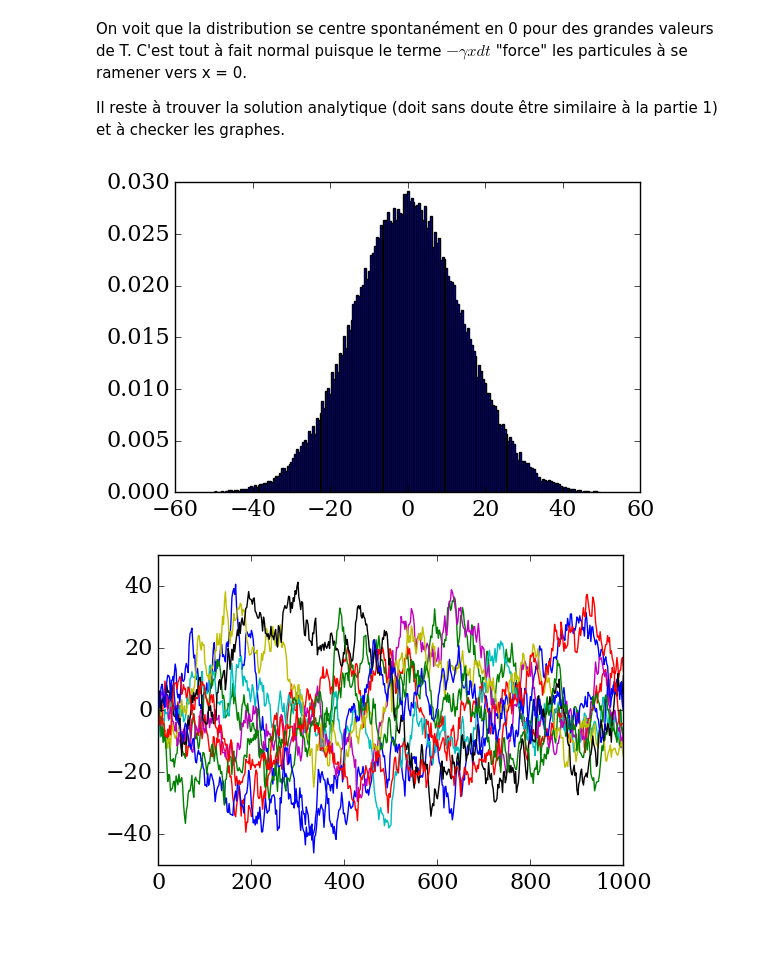
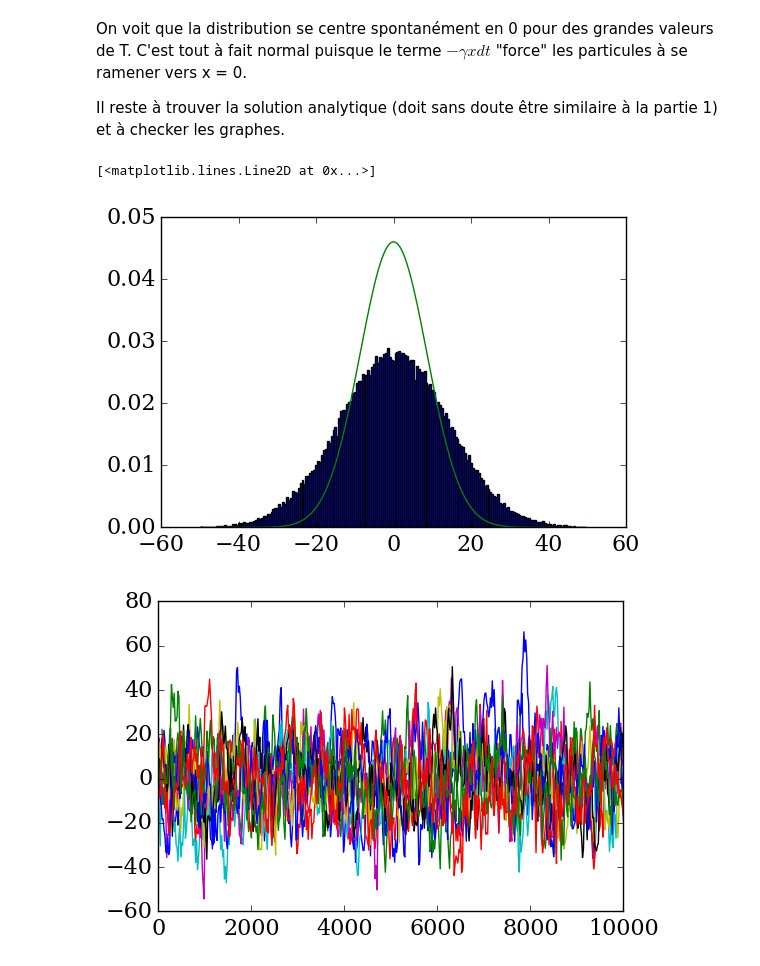
Before and after one commit to SeigneurSauron/numerical-mooc, a Jupyter notebook: working/Module 6 - THE LAST ONE.ipynb, the cells around one changed output. Cells and saved outputs as stored; diff of their text form; code cells hidden in the pictures; blank space fills up the shorter version.

```diff
--- a/working/Module 6 - THE LAST ONE.ipynb
+++ b/working/Module 6 - THE LAST ONE.ipynb
@@ -485,36 +485,40 @@ bin_centers = bins[:-1]+binwidth/2
 
 # plot a histrogram for verification
 pyplot.hist(x[nt],bins,normed=True);
+
+sigmat2=75
+pyplot.plot(bin_centers, numpy.exp(-(bin_centers)**2/(2.0*sigmat2))/numpy.sqrt(2*numpy.pi*sigmat2))
 # %% [output]
+[<matplotlib.lines.Line2D at 0x...>]
-[figure, old version]
+[figure, new version]
 # %%
 w_1 = numpy.random.random_sample(npart)
 w_2 = numpy.random.random_sample(npart)
 
-x00 = gauss_generator(w_1,w_2) # Coucou Sacha
+x00 = gauss_generator(w_1,w_2)
 
-T=1000
+T=10000
 nt=500
 dt=T/nt
 
 gamma = 0.01 # gamma est arbitraire, mais pour une raison étrange (SACHA UNE IDEE ?), le graphique explose pour des
           # valeurs trop grandes
 
 t = numpy.arange(0,T+dt,dt)
 x = numpy.empty([nt+1,npart])
 
 x[0]=x00
 
 for i in range(nt):
 
     w_3 = numpy.random.random_sample(npart)
     w_4 = numpy.random.random_sample(npart)
     x[i+1]=x[i]-gamma*x[i]*dt+numpy.sqrt(2*alpha*dt)*gauss_generator(w_3,w_4)
 
 for i in range(10):
     pyplot.plot(t,x[:,i])
 # %% [output]
-[figure, old version]
+[figure, new version]
 # %%
 # Generate bins centered around 0
 binwidth=0.5
```
Also changed, not shown: parts of 49 cells of this notebook.
